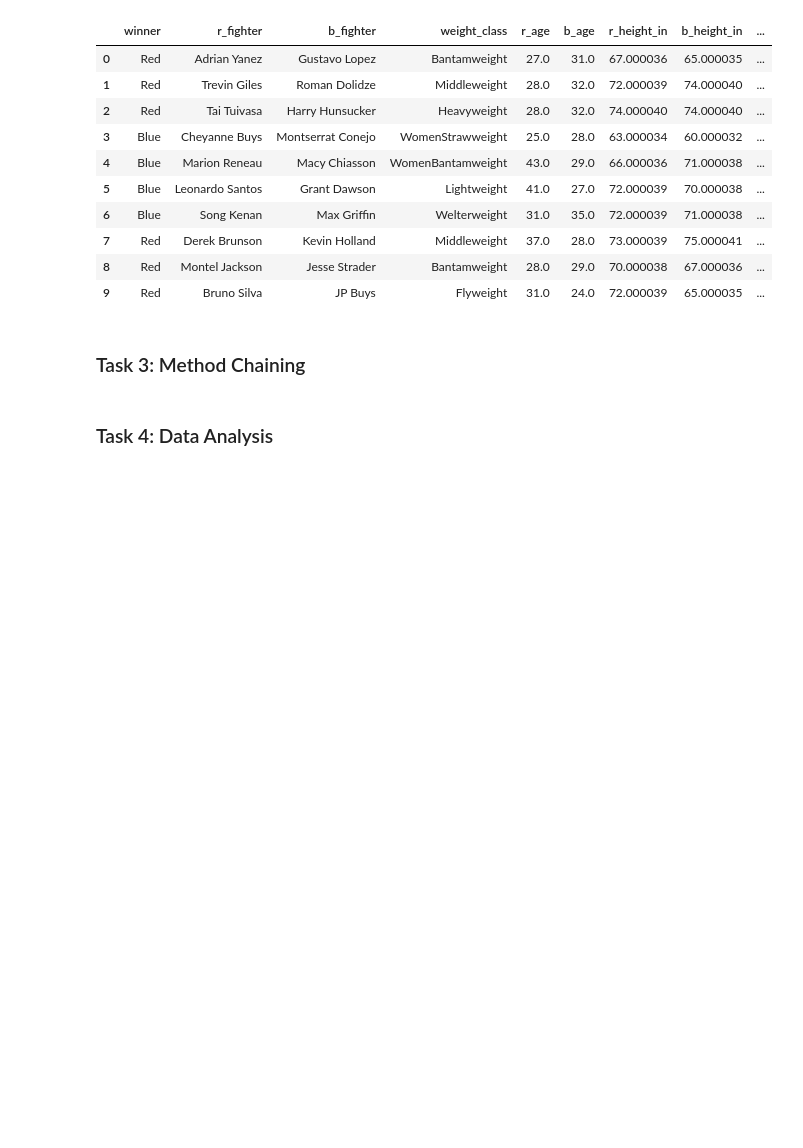
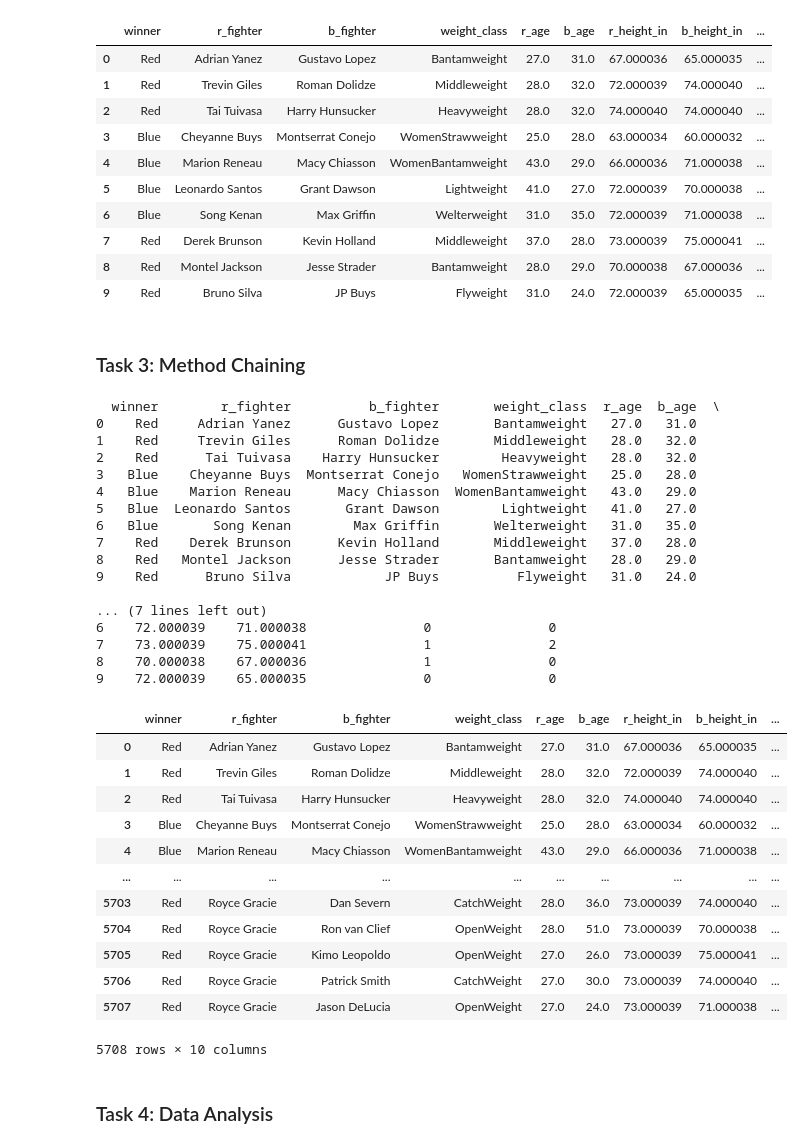
Before and after one commit to ubco-W2022T1-cosc301/project-group20, a Jupyter notebook: notebooks/analysis1.ipynb, the cells around one changed output. Cells and saved outputs as stored; diff of their text form; code cells hidden in the pictures; blank space fills up the shorter version.

```diff
--- a/notebooks/analysis1.ipynb
+++ b/notebooks/analysis1.ipynb
@@ -214,2 +215,36 @@ df_processed.head(10)
+# %%
+df_processed = f1.load_and_process('../data/raw/raw_data.csv')
+df_processed
+# %% [output]
+  winner        r_fighter          b_fighter       weight_class  r_age  b_age  \
+0    Red     Adrian Yanez      Gustavo Lopez       Bantamweight   27.0   31.0
+1    Red     Trevin Giles      Roman Dolidze       Middleweight   28.0   32.0
+2    Red      Tai Tuivasa    Harry Hunsucker        Heavyweight   28.0   32.0
+3   Blue    Cheyanne Buys  Montserrat Conejo   WomenStrawweight   25.0   28.0
+4   Blue    Marion Reneau      Macy Chiasson  WomenBantamweight   43.0   29.0
+5   Blue  Leonardo Santos       Grant Dawson        Lightweight   41.0   27.0
+6   Blue       Song Kenan        Max Griffin       Welterweight   31.0   35.0
+7    Red    Derek Brunson      Kevin Holland       Middleweight   37.0   28.0
+8    Red   Montel Jackson      Jesse Strader       Bantamweight   28.0   29.0
+9    Red      Bruno Silva            JP Buys          Flyweight   31.0   24.0
+
+... (7 lines left out)
+6    72.000039    71.000038               0               0
+7    73.000039    75.000041               1               2
+8    70.000038    67.000036               1               0
+9    72.000039    65.000035               0               0
+|  | winner | r_fighter | b_fighter | weight_class | r_age | b_age | r_height_in | b_height_in | ... |
+| 0 | Red | Adrian Yanez | Gustavo Lopez | Bantamweight | 27.0 | 31.0 | 67.000036 | 65.000035 | ... |
+| 1 | Red | Trevin Giles | Roman Dolidze | Middleweight | 28.0 | 32.0 | 72.000039 | 74.000040 | ... |
+| 2 | Red | Tai Tuivasa | Harry Hunsucker | Heavyweight | 28.0 | 32.0 | 74.000040 | 74.000040 | ... |
+| 3 | Blue | Cheyanne Buys | Montserrat Conejo | WomenStrawweight | 25.0 | 28.0 | 63.000034 | 60.000032 | ... |
+| 4 | Blue | Marion Reneau | Macy Chiasson | WomenBantamweight | 43.0 | 29.0 | 66.000036 | 71.000038 | ... |
+| ... | ... | ... | ... | ... | ... | ... | ... | ... | ... |
+| 5703 | Red | Royce Gracie | Dan Severn | CatchWeight | 28.0 | 36.0 | 73.000039 | 74.000040 | ... |
+| 5704 | Red | Royce Gracie | Ron van Clief | OpenWeight | 28.0 | 51.0 | 73.000039 | 70.000038 | ... |
+| 5705 | Red | Royce Gracie | Kimo Leopoldo | OpenWeight | 27.0 | 26.0 | 73.000039 | 75.000041 | ... |
+| 5706 | Red | Royce Gracie | Patrick Smith | CatchWeight | 27.0 | 30.0 | 73.000039 | 74.000040 | ... |
+| 5707 | Red | Royce Gracie | Jason DeLucia | OpenWeight | 27.0 | 24.0 | 73.000039 | 71.000038 | ... |
+5708 rows × 10 columns
 # %% [markdown]
 ### Task 4: Data Analysis
```
Also changed, not shown: parts of 3 cells of this notebook.
